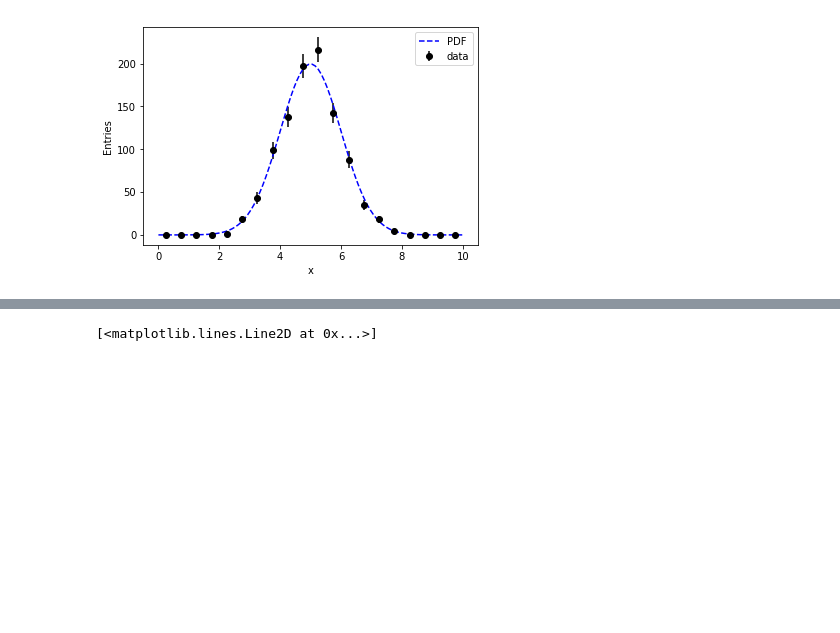
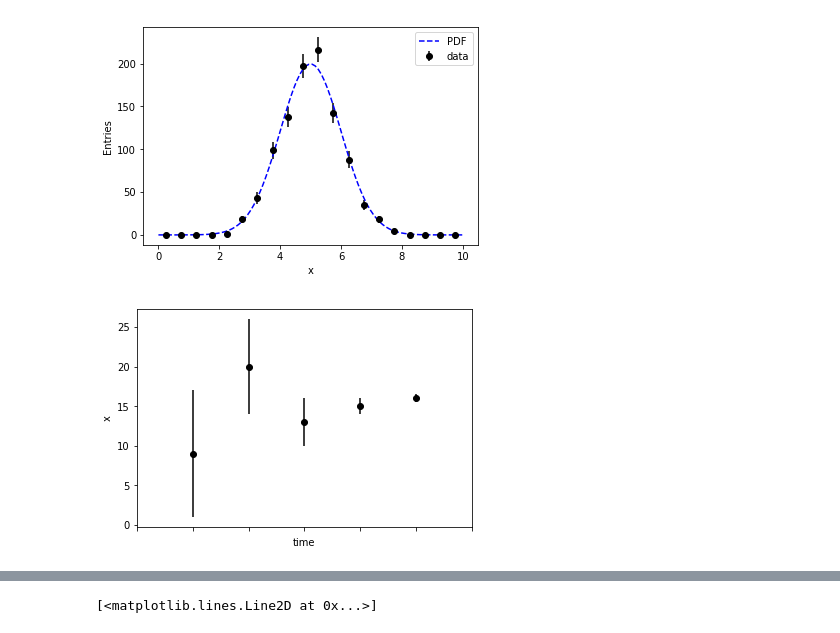
Before and after one commit to mulhearn/classwork, a Jupyter notebook: phy80/stats/figs/figures.ipynb, the cells around one changed output, grey strips where cells are left out. Cells and saved outputs as stored; diff of their text form; code cells hidden in the pictures; blank space fills up the shorter version.

```diff
--- a/phy80/stats/figs/figures.ipynb
+++ b/phy80/stats/figs/figures.ipynb
@@ -184,3 +184,15 @@ plt.legend()
 plt.savefig("compare.pdf")
 # %% [output]
 [figure]
+# %%
+x    = np.array([2,4,6,8,10])
+y    = np.array([9.0,20.0,13,15,16])
+yerr = np.array([8.0,6.0,3.0,1.0,0.5])
+plt.errorbar(x,y,yerr=yerr,fmt="ko")
+plt.xlim(0.,12.)
+plt.ylabel("x")
+plt.xlabel("time")
+gca().set_xticklabels(['']*7)
+plt.savefig("measuretime.pdf")
+# %% [output]
+[figure, added]
```
Also changed, not shown: parts of 1 cell of this notebook, 12 other files.
